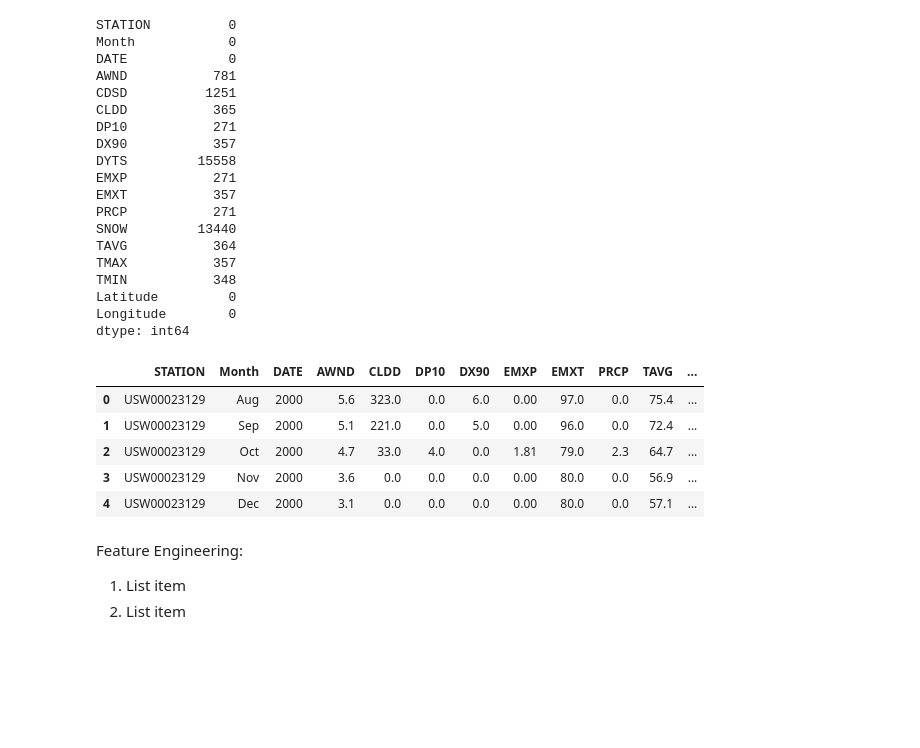
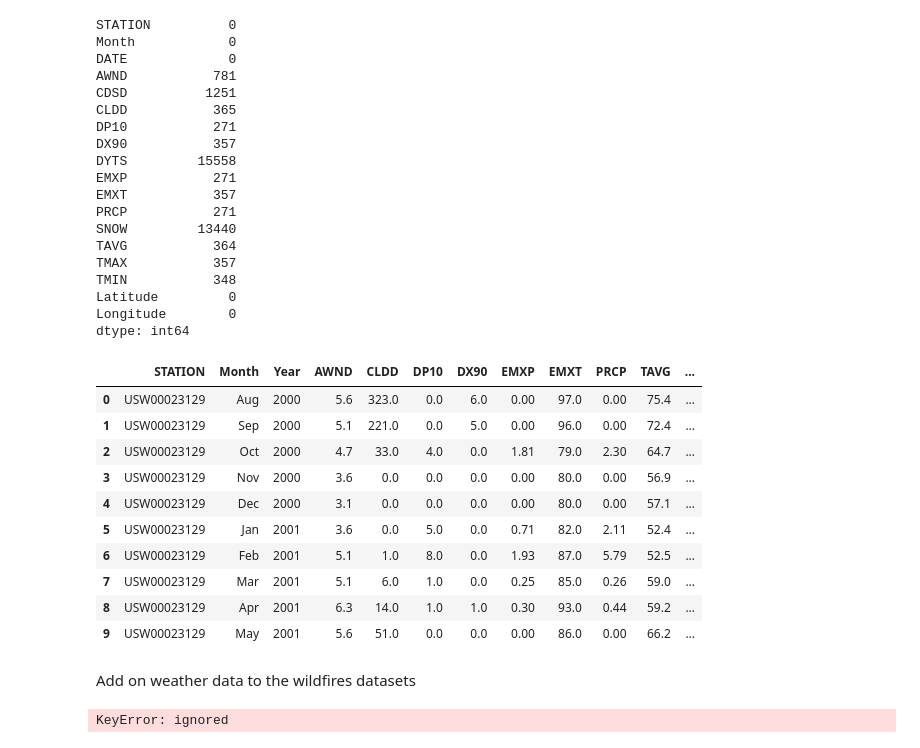
Before and after one commit to mnocerino23/Wildfire-Forecaster, a Jupyter notebook: NOAA_weatherdata.ipynb, the cells around one changed output. Drawn from its saved outputs; the diff is of its cells as text; code cells hidden in the pictures; blank space fills up the shorter version.

```diff
--- a/NOAA_weatherdata.ipynb
+++ b/NOAA_weatherdata.ipynb
@@ -261,18 +261,18 @@ dtype: int64
 #we will also drop Days of thunder storms due to very high null count (many stations likely don't record this)
 # %%
 weather.drop(['CDSD','DYTS','SNOW'], axis = 1, inplace = True)
-# %%
-weather.head()
-# %% [output]
-|  | STATION | Month | DATE | AWND | CLDD | DP10 | DX90 | EMXP | EMXT | PRCP | TAVG | ... |
-| 0 | USW00023129 | Aug | 2000 | 5.6 | 323.0 | 0.0 | 6.0 | 0.00 | 97.0 | 0.0 | 75.4 | ... |
-| 1 | USW00023129 | Sep | 2000 | 5.1 | 221.0 | 0.0 | 5.0 | 0.00 | 96.0 | 0.0 | 72.4 | ... |
-| 2 | USW00023129 | Oct | 2000 | 4.7 | 33.0 | 4.0 | 0.0 | 1.81 | 79.0 | 2.3 | 64.7 | ... |
-| 3 | USW00023129 | Nov | 2000 | 3.6 | 0.0 | 0.0 | 0.0 | 0.00 | 80.0 | 0.0 | 56.9 | ... |
-| 4 | USW00023129 | Dec | 2000 | 3.1 | 0.0 | 0.0 | 0.0 | 0.00 | 80.0 | 0.0 | 57.1 | ... |
-# %% [markdown]
-Feature Engineering:
-
-
-1.   List item
-2.   List item
+# %%
+weather.rename({'DATE':'Year'}, axis = 1, inplace = True)
+weather.head(10)
+# %% [output]
+|  | STATION | Month | Year | AWND | CLDD | DP10 | DX90 | EMXP | EMXT | PRCP | TAVG | ... |
+| 0 | USW00023129 | Aug | 2000 | 5.6 | 323.0 | 0.0 | 6.0 | 0.00 | 97.0 | 0.00 | 75.4 | ... |
+| 1 | USW00023129 | Sep | 2000 | 5.1 | 221.0 | 0.0 | 5.0 | 0.00 | 96.0 | 0.00 | 72.4 | ... |
+| 2 | USW00023129 | Oct | 2000 | 4.7 | 33.0 | 4.0 | 0.0 | 1.81 | 79.0 | 2.30 | 64.7 | ... |
+| 3 | USW00023129 | Nov | 2000 | 3.6 | 0.0 | 0.0 | 0.0 | 0.00 | 80.0 | 0.00 | 56.9 | ... |
+| 4 | USW00023129 | Dec | 2000 | 3.1 | 0.0 | 0.0 | 0.0 | 0.00 | 80.0 | 0.00 | 57.1 | ... |
+| 5 | USW00023129 | Jan | 2001 | 3.6 | 0.0 | 5.0 | 0.0 | 0.71 | 82.0 | 2.11 | 52.4 | ... |
+| 6 | USW00023129 | Feb | 2001 | 5.1 | 1.0 | 8.0 | 0.0 | 1.93 | 87.0 | 5.79 | 52.5 | ... |
+| 7 | USW00023129 | Mar | 2001 | 5.1 | 6.0 | 1.0 | 0.0 | 0.25 | 85.0 | 0.26 | 59.0 | ... |
+| 8 | USW00023129 | Apr | 2001 | 6.3 | 14.0 | 1.0 | 1.0 | 0.30 | 93.0 | 0.44 | 59.2 | ... |
+| 9 | USW00023129 | May | 2001 | 5.6 | 51.0 | 0.0 | 0.0 | 0.00 | 86.0 | 0.00 | 66.2 | ... |
@@ -278,0 +282,2 @@ Feature Engineering:
+# %% [markdown]
+Add on weather data to the wildfires datasets
@@ -278,0 +302,14 @@ Feature Engineering:
+# %%
+for index, row in wild1.iterrows():
+  monthly_weather = weather.loc[(weather['STATION'] == wild1.at[index,'NOAA Station']) & (weather['Month'] == wild1.at[index, 'Discovery Month']) &
+                                (weather['Year'] == wild1.at[index,'Year'])]
+  wild1.at[index,'AWND'] = monthly_weather.at[index,'AWND']
+  wild1.at[index,'CLDD'] = monthly_weather.at[index,'CLDD']
+  wild1.at[index,'DP10'] = monthly_weather.at[index,'DP10']
+  wild1.at[index,'DX90'] = monthly_weather.at[index,'DX90']
+  wild1.at[index,'PRCP'] = monthly_weather.at[index,'PRCP']
+  wild1.at[index,'TAVG'] = monthly_weather.at[index,'TAVG']
+  wild1.at[index,'TMAX'] = monthly_weather.at[index,'TMAX']
+  wild1.at[index,'TMIN'] = monthly_weather.at[index,'TMIN']
+# %% [output]
+KeyError: ignored
```
Also changed, not shown: parts of 4 cells of this notebook.
